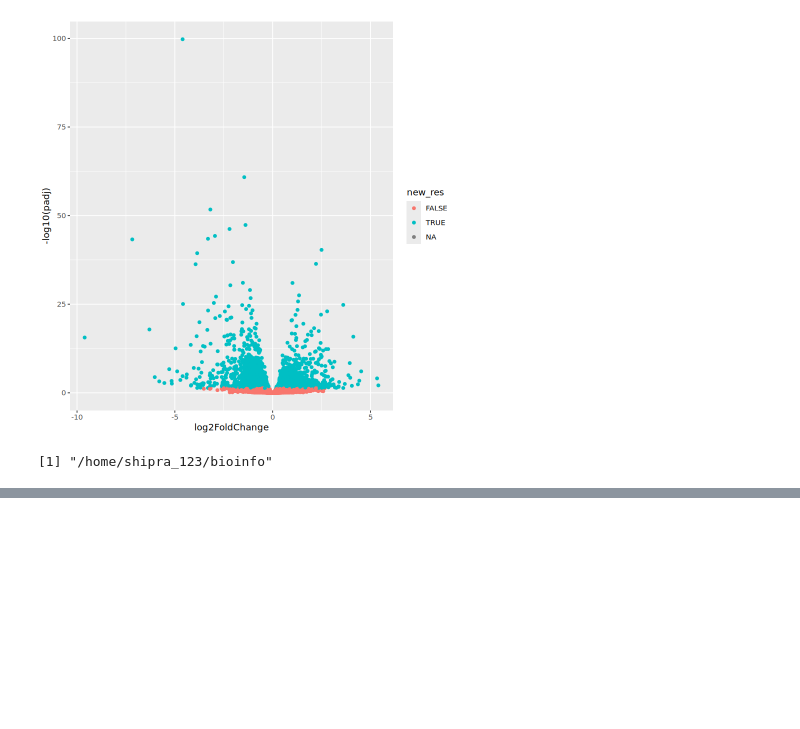
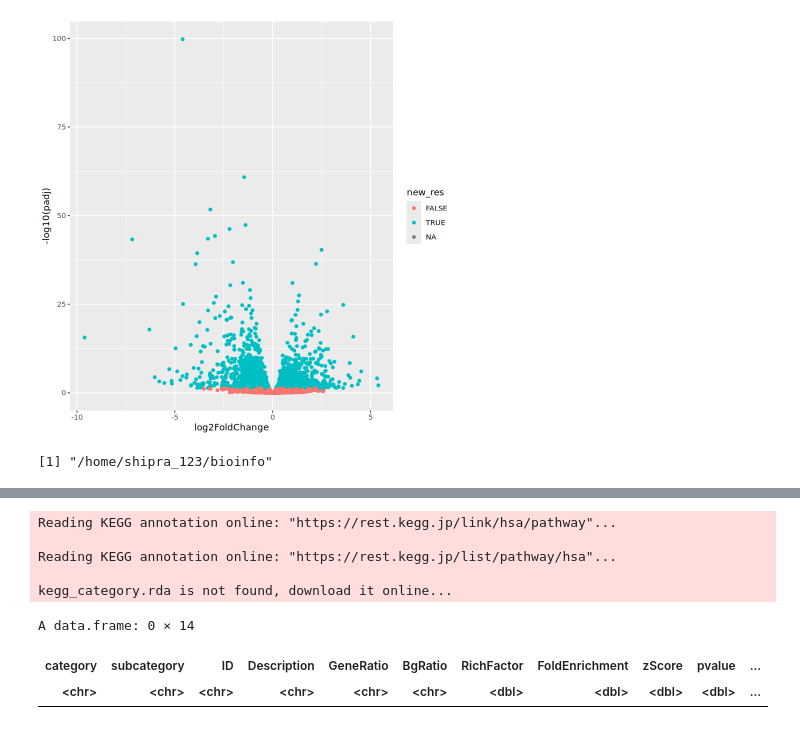
Before and after one commit to shipra-bioinfo/rna-seq-DGE-analysis, a Jupyter notebook: Deseq2_pipeline.ipynb, the cells around one changed output, grey strips where cells are left out. Cells and saved outputs as stored; diff of their text form; code cells hidden in the pictures; blank space fills up the shorter version.

```diff
--- a/Deseq2_pipeline.ipynb
+++ b/Deseq2_pipeline.ipynb
@@ -244,0 +350,16 @@ getwd()
+# %%
+kegg_results <- enrichKEGG(gene = gene_conversion$ENTREZID,
+                           organism = "hsa",
+                           pvalueCutoff = 0.05)
+# %% [output]
+Reading KEGG annotation online: "https://rest.kegg.jp/link/hsa/pathway"...
+
+Reading KEGG annotation online: "https://rest.kegg.jp/list/pathway/hsa"...
+
+kegg_category.rda is not found, download it online...
+# %%
+head(kegg_results)
+# %% [output]
+A data.frame: 0 × 14
+| category | subcategory | ID | Description | GeneRatio | BgRatio | RichFactor | FoldEnrichment | zScore | pvalue | ... |
+| <chr> | <chr> | <chr> | <chr> | <chr> | <chr> | <dbl> | <dbl> | <dbl> | <dbl> | ... |
```
Also changed, not shown: parts of 18 cells of this notebook.
